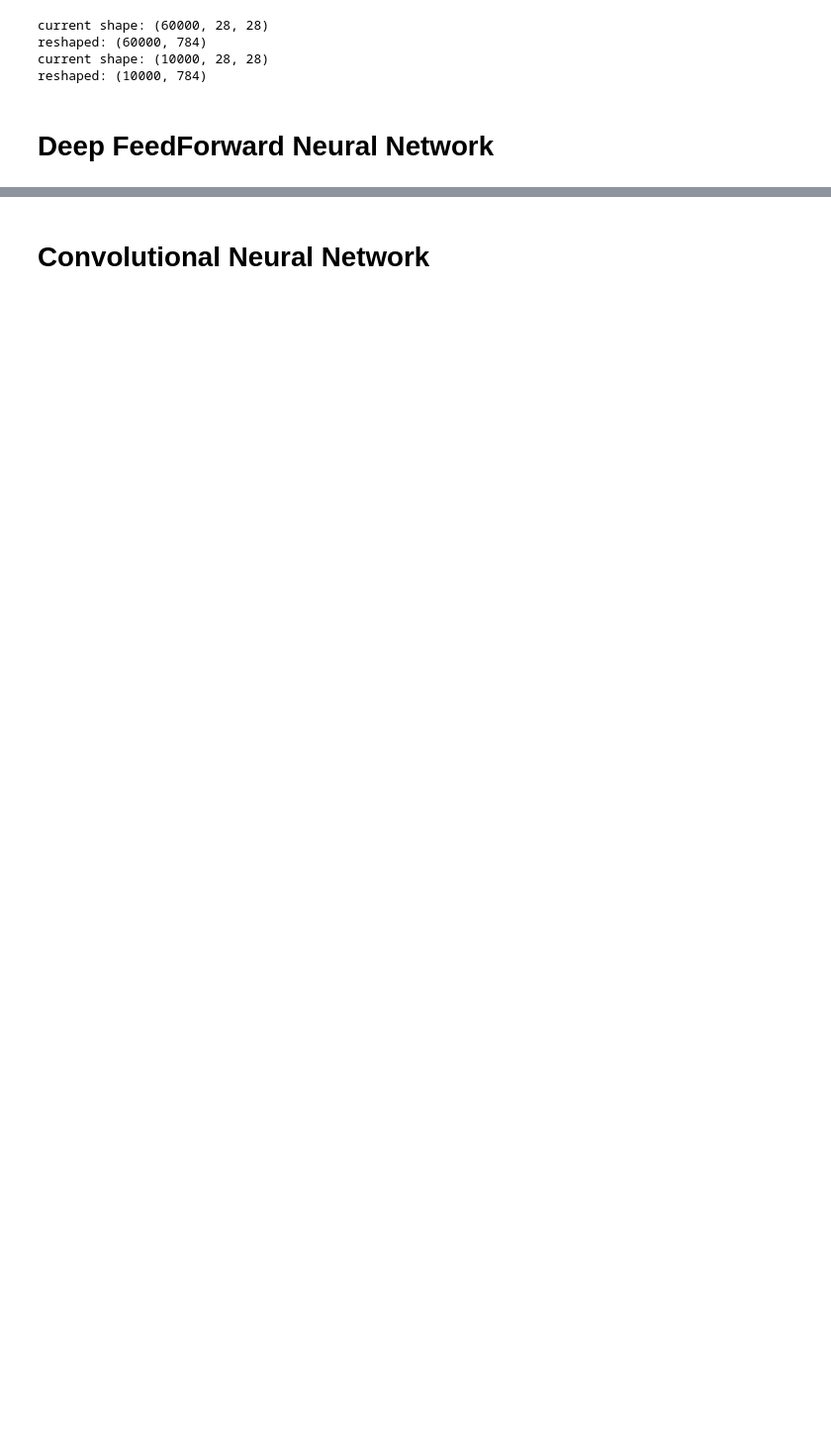
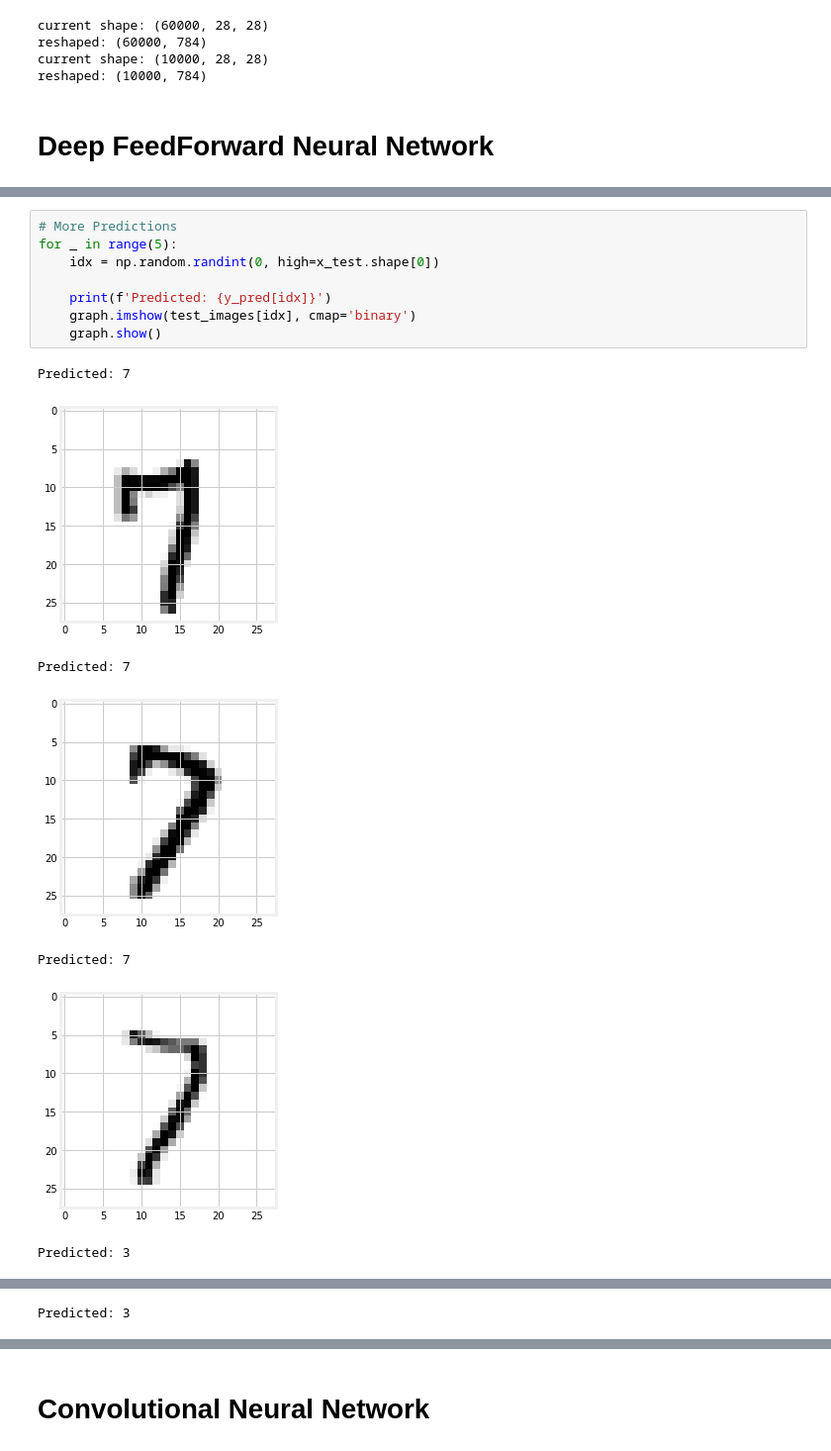
Before and after one commit to Harshill/NeuralNetworks, a Jupyter notebook: MNIST.ipynb, the cells around one changed output, grey strips where cells are left out. Shown at 99% size. Cells and saved outputs as stored; diff of their text form; blank space fills up the shorter version.

```diff
--- a/MNIST.ipynb
+++ b/MNIST.ipynb
@@ -88,0 +121,16 @@ test_acc: 0.979
+# %%
+# More Predictions
+for _ in range(5):
+    idx = np.random.randint(0, high=x_test.shape[0])
+
+    print(f'Predicted: {y_pred[idx]}')
+    graph.imshow(test_images[idx], cmap='binary')
+    graph.show()
+# %% [output]
+Predicted: 7
+[figure, added]
+Predicted: 7
+[figure, added]
+Predicted: 7
+[figure, added]
+Predicted: 3
@@ -88,0 +138 @@ test_acc: 0.979
+Predicted: 3
```
Also changed, not shown: parts of 17 cells of this notebook, 3 other files.
